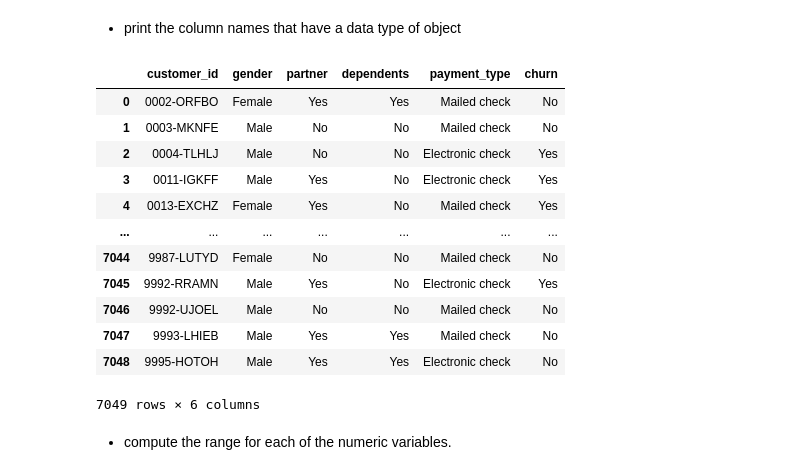
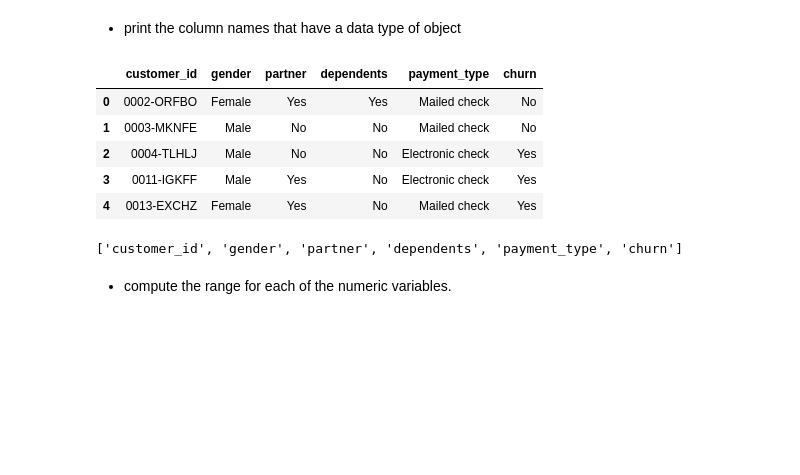
Before and after one commit to mariamnaqvi/classification-exercises, a Jupyter notebook: classification_exercises.ipynb, the cells around one changed output. Cells and saved outputs as stored; diff of their text form; code cells hidden in the pictures; blank space fills up the shorter version.

```diff
--- a/classification_exercises.ipynb
+++ b/classification_exercises.ipynb
@@ -97,21 +145,19 @@ list(df_excel.columns[: 5])
 # %% [markdown]
 - print the column names that have a data type of object
 # %%
-df_excel.select_dtypes(include='object')
+df_excel.select_dtypes(include='object').head()
 # %% [output]
 |  | customer_id | gender | partner | dependents | payment_type | churn |
 | 0 | 0002-ORFBO | Female | Yes | Yes | Mailed check | No |
 | 1 | 0003-MKNFE | Male | No | No | Mailed check | No |
 | 2 | 0004-TLHLJ | Male | No | No | Electronic check | Yes |
 | 3 | 0011-IGKFF | Male | Yes | No | Electronic check | Yes |
 | 4 | 0013-EXCHZ | Female | Yes | No | Mailed check | Yes |
-| ... | ... | ... | ... | ... | ... | ... |
-| 7044 | 9987-LUTYD | Female | No | No | Mailed check | No |
-| 7045 | 9992-RRAMN | Male | Yes | No | Electronic check | Yes |
-| 7046 | 9992-UJOEL | Male | No | No | Mailed check | No |
-| 7047 | 9993-LHIEB | Male | Yes | Yes | Mailed check | No |
-| 7048 | 9995-HOTOH | Male | Yes | Yes | Electronic check | No |
-7049 rows × 6 columns
+# %%
+# to get just col names
+df_excel.select_dtypes(include = 'object').columns.to_list()
+# %% [output]
+['customer_id', 'gender', 'partner', 'dependents', 'payment_type', 'churn']
 # %% [markdown]
 - compute the range for each of the numeric variables.
 # %%
```
Also changed, not shown: parts of 33 cells of this notebook.
